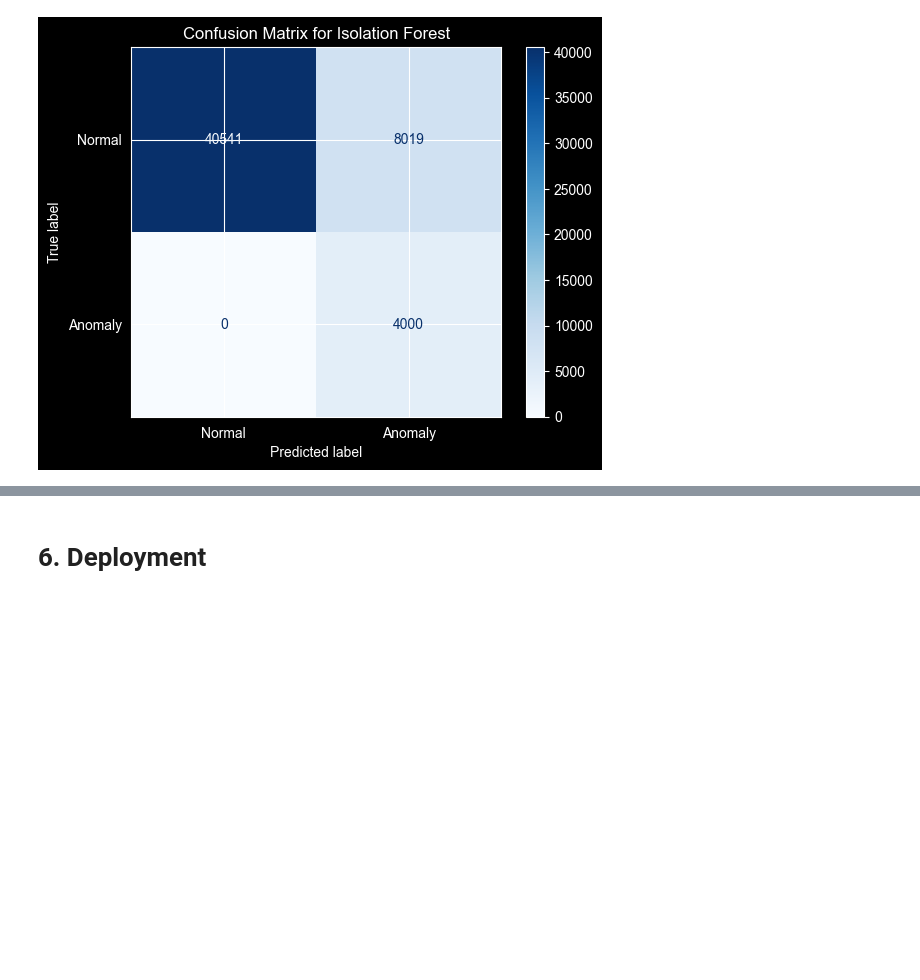
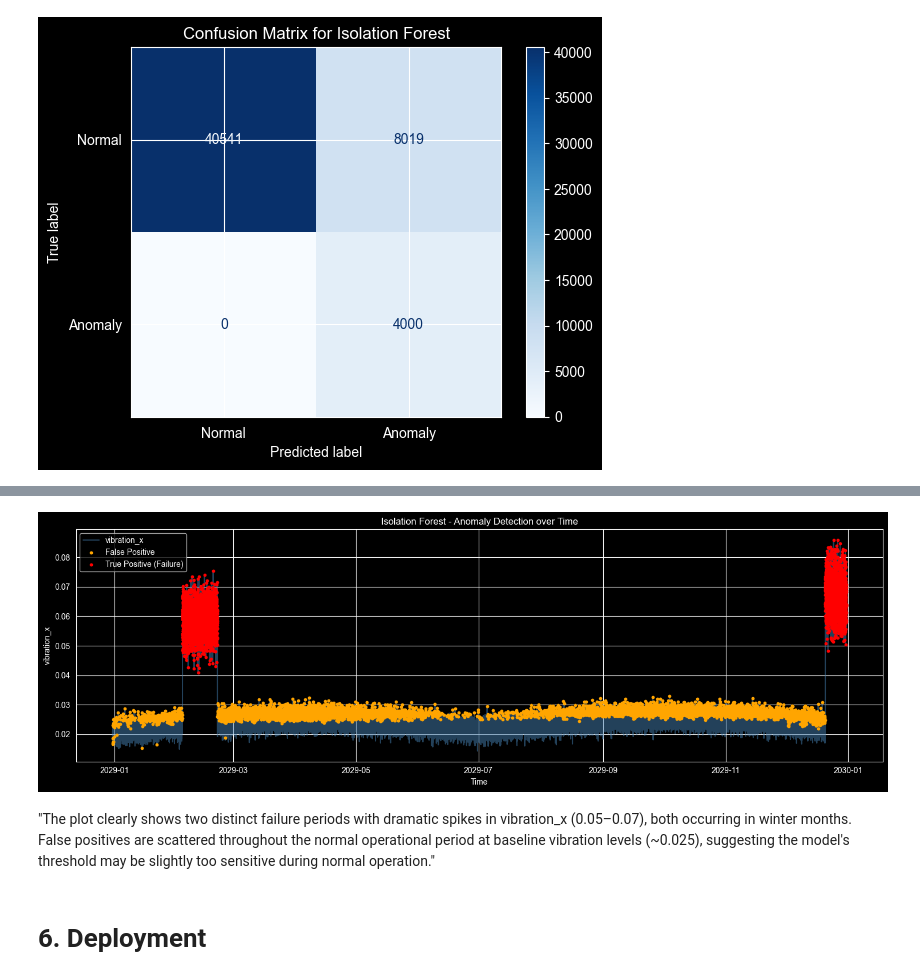
Before and after one commit to GeorgiiAf/machine_learning-project, a Jupyter notebook: project.ipynb, the cells around one changed output, grey strips where cells are left out. Cells and saved outputs as stored; diff of their text form; code cells hidden in the pictures; blank space fills up the shorter version.

Commit message:
Confusion matrix analys and anomaly detection over time

```diff
--- a/project.ipynb
+++ b/project.ipynb
@@ -376,2 +378,31 @@ plt.show()
+# %%
+
+df_test = X_test.copy()
+df_test['true_label'] = y_test.values
+df_test['predicted'] = preds
+df_test['timestamp'] = df[df.index.isin(X_test.index)]['timestamp'].values
+
+
+plt.figure(figsize=(15, 5))
+plt.plot(df_test['timestamp'], df_test['vibration_x'], color='steelblue', alpha=0.5, label='vibration_x')
+
+
+fp = df_test[(df_test['predicted'] == 1) & (df_test['true_label'] == 0)]
+plt.scatter(fp['timestamp'], fp['vibration_x'], color='orange', s=10, label='False Positive', zorder=3)
+
+
+tp = df_test[(df_test['predicted'] == 1) & (df_test['true_label'] == 1)]
+plt.scatter(tp['timestamp'], tp['vibration_x'], color='red', s=10, label='True Positive (Failure)', zorder=4)
+
+plt.title('Isolation Forest - Anomaly Detection over Time')
+plt.xlabel('Time')
+plt.ylabel('vibration_x')
+plt.legend()
+plt.tight_layout()
+plt.show()
+# %% [output]
+[figure, added]
+# %% [markdown]
+"The plot clearly shows two distinct failure periods with dramatic spikes in vibration_x (0.05–0.07), both occurring in winter months. False positives are scattered throughout the normal operational period at baseline vibration levels (~0.025), suggesting the model's threshold may be slightly too sensitive during normal operation."
 # %% [markdown]
 # 6. Deployment
```
Also changed, not shown: parts of 1 cell of this notebook.
